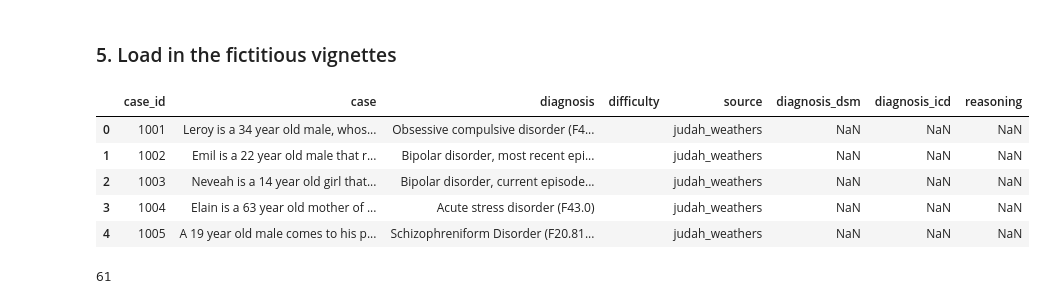
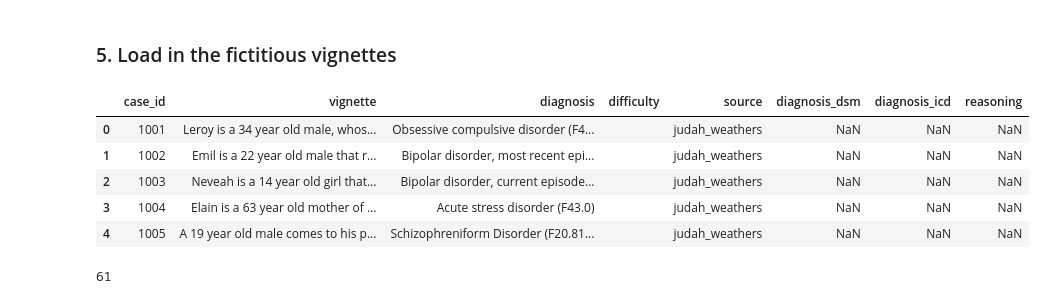
Before and after one commit to BIDS-Xu-Lab/psychiatry-frontier-llm-evaluation, a Jupyter notebook: code/0_build_dataset.ipynb, the cells around one changed output. Cells and saved outputs as stored; diff of their text form; code cells hidden in the pictures.

```diff
--- a/code/0_build_dataset.ipynb
+++ b/code/0_build_dataset.ipynb
@@ -198,34 +198,37 @@ with open(weathers, "r", encoding="utf-8") as file:
 with open(zaboski, "r", encoding="utf-8") as file:
     zaboski_data = json.load(file)
 
 with open(huang, "r", encoding="utf-8") as file:
     huang_data = json.load(file)
 
 with open(nagpal, "r", encoding="utf-8") as file:
     nagpal_data = json.load(file)
 
 with open(zhang, "r", encoding="utf-8") as file:
     zhang_data = json.load(file)
 
 with open(chaudhary, "r", encoding="utf-8") as file:
     chaudhary_data = json.load(file)
 
 judah_weathers = pd.DataFrame(weathers_data)
 brian_zaboski = pd.DataFrame(zaboski_data)
 ashley_huang = pd.DataFrame(huang_data)
 caesa_nagpal = pd.DataFrame(nagpal_data)
 juliana_zhang = pd.DataFrame(zhang_data)
 pooja_chaudhary = pd.DataFrame(chaudhary_data)
 
 # Combine the clinician-created vignettes into a single DataFrame
 fictitious = pd.concat([judah_weathers, brian_zaboski, ashley_huang, caesa_nagpal, juliana_zhang, pooja_chaudhary], ignore_index=True)
 fictitious["case_id"] = fictitious.index + 1 # Create a new case_id column starting from 1
 
+# Rename case column to vignette for clarity
+fictitious = fictitious.rename(columns={'case': 'vignette'})
+
 # Add 1000 to the fictitious case IDs to differentiate them from the case reports
 fictitious["case_id"] = fictitious["case_id"] + 1000
 fictitious.head()
 # %% [output]
-|  | case_id | case | diagnosis | difficulty | source | diagnosis_dsm | diagnosis_icd | reasoning |
+|  | case_id | vignette | diagnosis | difficulty | source | diagnosis_dsm | diagnosis_icd | reasoning |
 | 0 | 1001 | Leroy is a 34 year old male, whos... | Obsessive compulsive disorder (F4... |  | judah_weathers | NaN | NaN | NaN |
 | 1 | 1002 | Emil is a 22 year old male that r... | Bipolar disorder, most recent epi... |  | judah_weathers | NaN | NaN | NaN |
 | 2 | 1003 | Neveah is a 14 year old girl that... | Bipolar disorder, current episode... |  | judah_weathers | NaN | NaN | NaN |
```
Also changed, not shown: parts of 1 cell of this notebook, 4 other files.
